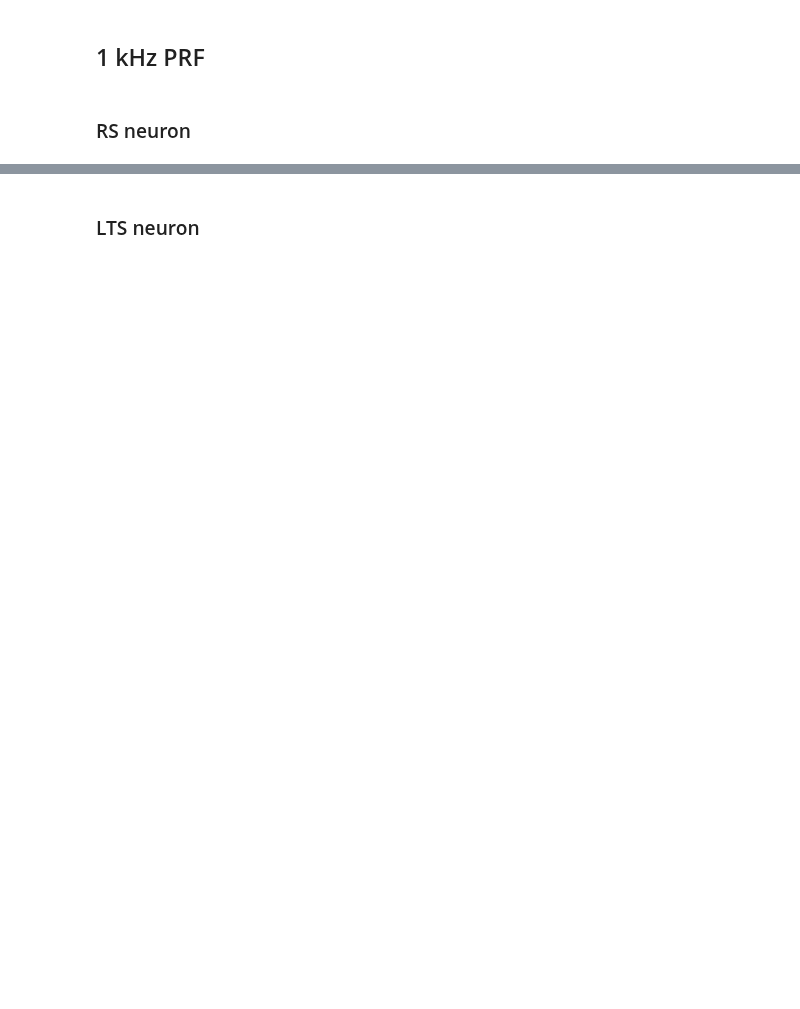
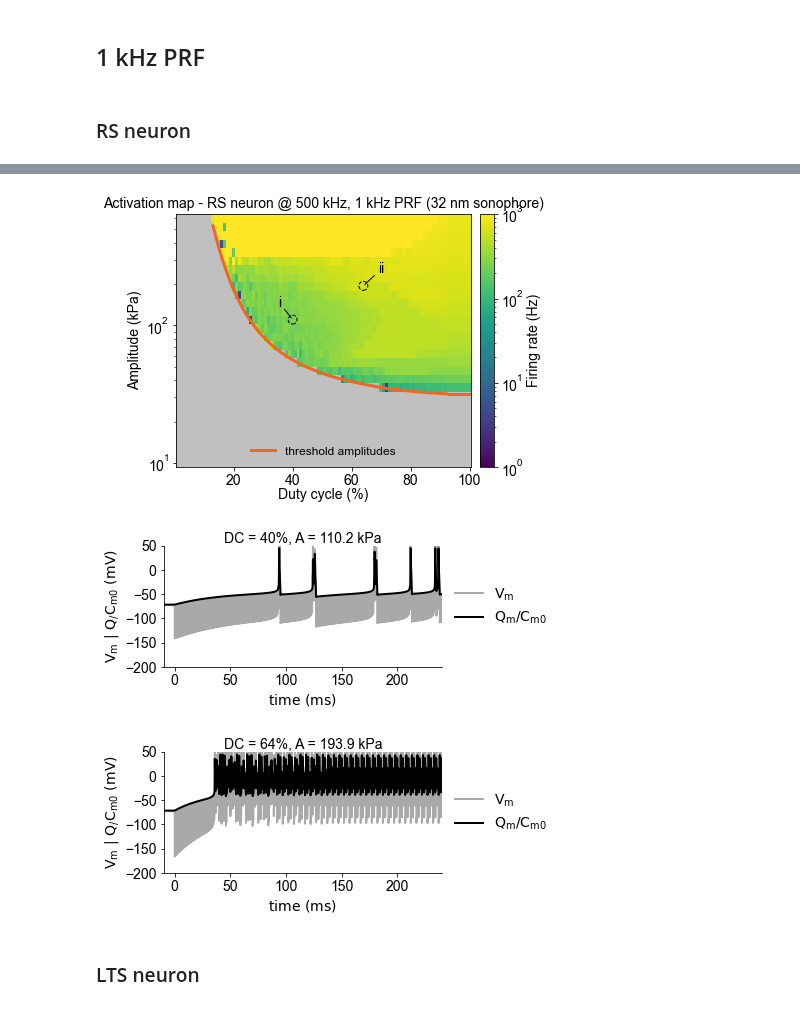
Before and after one commit to tjjlemaire/JNE1685, a Jupyter notebook: figure_07.ipynb, the cells around one changed output, grey strips where cells are left out. Cells and saved outputs as stored; diff of their text form; code cells hidden in the pictures; blank space fills up the shorter version.

```diff
--- a/figure_07.ipynb
+++ b/figure_07.ipynb
@@ -138,6 +165,7 @@ PRF = 1e3  # Hz
 ### RS neuron
 # %%
 pneuron = getPointNeuron('RS')
-insets = [(40, 110.25, 'i', 'ul'), (.64, 193.92, 'ii', 'ur')]
+insets = [(40, 110.25, 'i', 'ul'), (64, 193.92, 'ii', 'ur')]
 out = plotMapAndTraces(*sim_args(pneuron, PRF), insets=insets, **pltargs)
 figs.update({f'{subindex}_{k}': v for k, v in out.items()})
+# %% [output]
@@ -144,3 +178,6 @@ figs.update({f'{subindex}_{k}': v for k, v in out.items()})
+[figure, added]
+[figure, added]
+[figure, added]
 # %% [markdown]
 ### LTS neuron
 # %%
```
Also changed, not shown: parts of 7 cells of this notebook.
